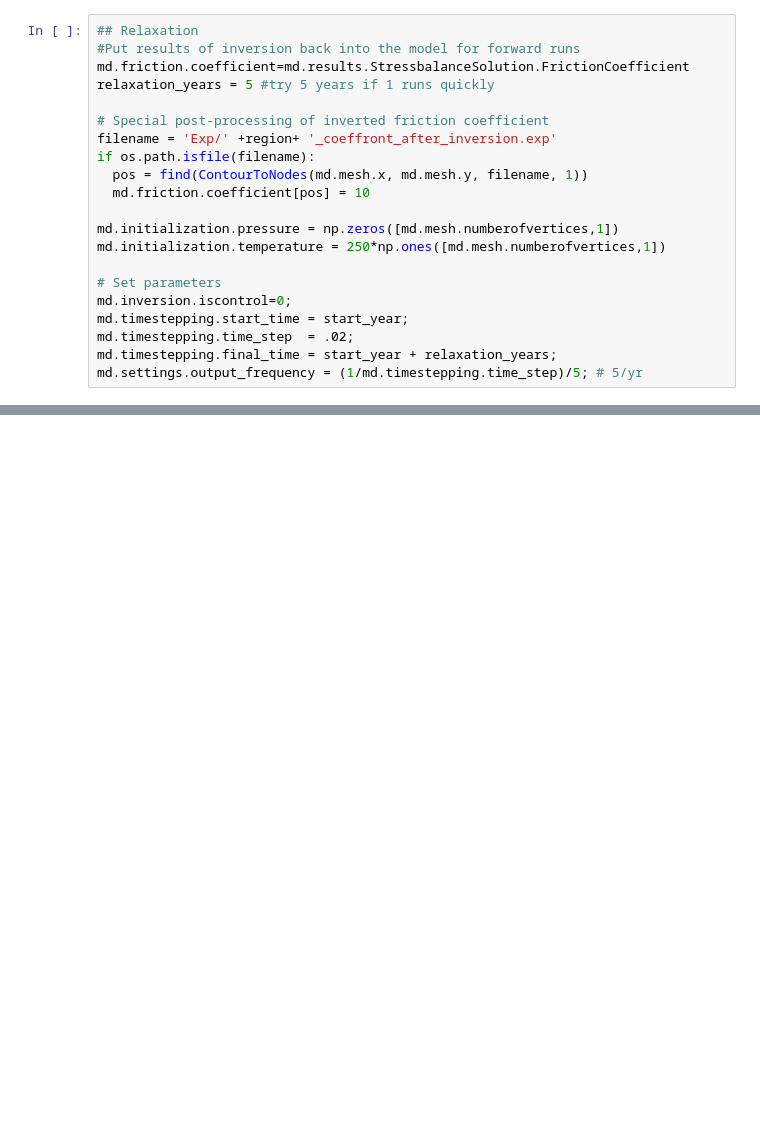
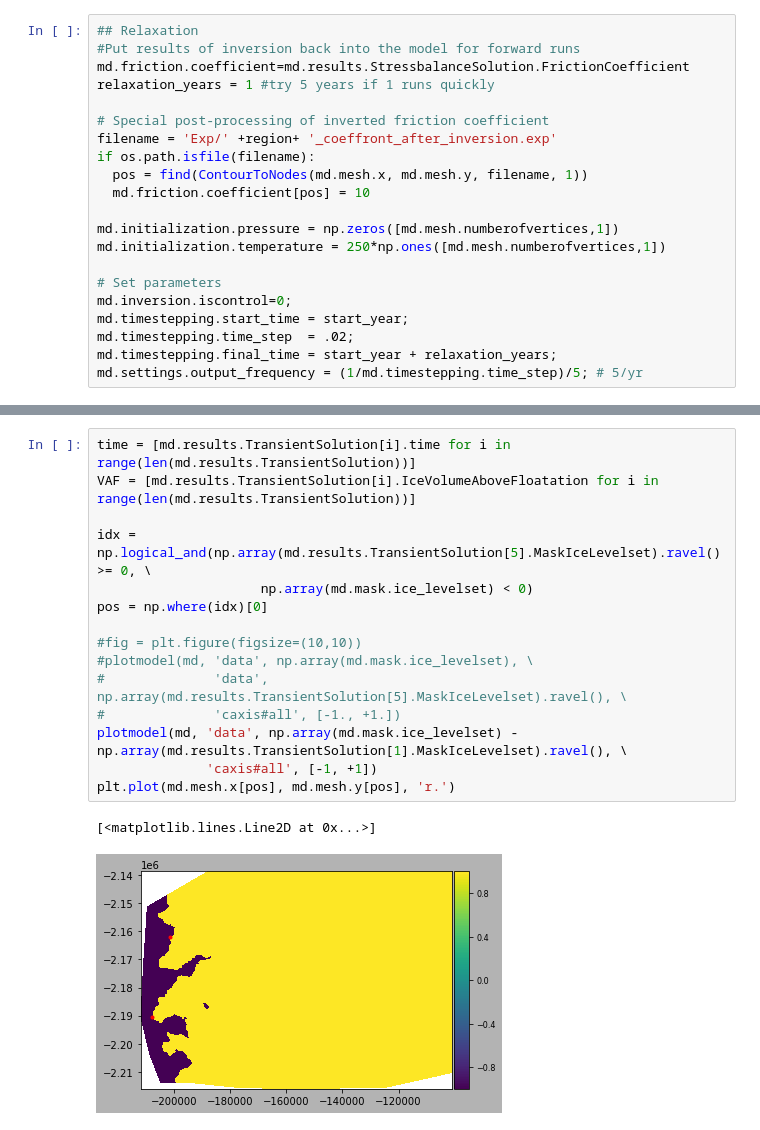
Before and after one commit to dfelikson/GrIS_Outlet_Glacier_Seasonal_dhdt, a Jupyter notebook: relaxation.ipynb, the cells around one changed output, grey strips where cells are left out. Saved outputs shown, nothing was run; the diff lists cells and outputs as text; blank space fills up the shorter version.

```diff
--- a/relaxation.ipynb
+++ b/relaxation.ipynb
@@ -122,7 +36,7 @@ TypeError: object of type 'float' has no len()
 ## Relaxation
 #Put results of inversion back into the model for forward runs
 md.friction.coefficient=md.results.StressbalanceSolution.FrictionCoefficient
-relaxation_years = 5 #try 5 years if 1 runs quickly
+relaxation_years = 1 #try 5 years if 1 runs quickly
 
 # Special post-processing of inverted friction coefficient
 filename = 'Exp/' +region+ '_coeffront_after_inversion.exp'
@@ -175,0 +115,18 @@ export_netCDF(md, "relaxation")
+# %%
+time = [md.results.TransientSolution[i].time for i in range(len(md.results.TransientSolution))]
+VAF = [md.results.TransientSolution[i].IceVolumeAboveFloatation for i in range(len(md.results.TransientSolution))]
+
+idx = np.logical_and(np.array(md.results.TransientSolution[5].MaskIceLevelset).ravel() >= 0, \
+                     np.array(md.mask.ice_levelset) < 0)
+pos = np.where(idx)[0]
+
+#fig = plt.figure(figsize=(10,10))
+#plotmodel(md, 'data', np.array(md.mask.ice_levelset), \
+#              'data', np.array(md.results.TransientSolution[5].MaskIceLevelset).ravel(), \
+#              'caxis#all', [-1., +1.])
+plotmodel(md, 'data', np.array(md.mask.ice_levelset) - np.array(md.results.TransientSolution[1].MaskIceLevelset).ravel(), \
+              'caxis#all', [-1, +1])
+plt.plot(md.mesh.x[pos], md.mesh.y[pos], 'r.')
+# %% [output]
+[<matplotlib.lines.Line2D at 0x...>]
+[figure, added]
```
Also changed, not shown: parts of 10 cells of this notebook.
